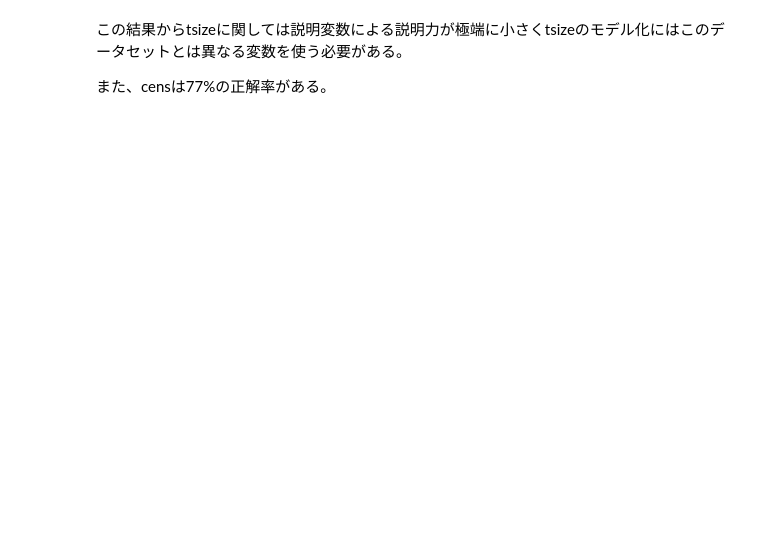
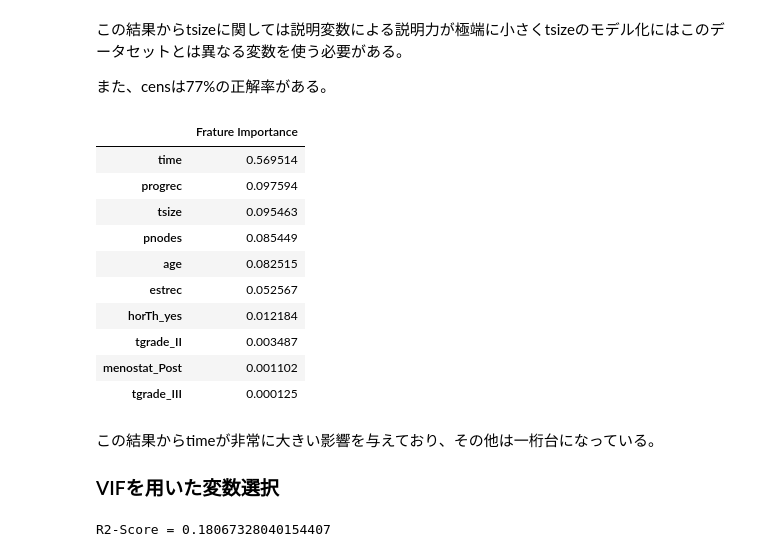
Before and after one commit to NTanaka1994/DataAnalysis, a Jupyter notebook: 使用データ/PBL_SUB.ipynb, the cells around one changed output. Cells and saved outputs as stored; diff of their text form; code cells hidden in the pictures; blank space fills up the shorter version.

```diff
--- a/使用データ/PBL_SUB.ipynb
+++ b/使用データ/PBL_SUB.ipynb
@@ -723,3 +752,43 @@ weighted avg       0.77      0.77      0.77       138
 この結果からtsizeに関しては説明変数による説明力が極端に小さくtsizeのモデル化にはこのデータセットとは異なる変数を使う必要がある。
 
 また、censは77%の正解率がある。
+# %%
+imp = model.feature_importances_
+df_imp = pd.DataFrame(imp)
+df_imp.columns = ["Frature Importance"]
+df_imp.index = x.columns
+df_imp.sort_values("Frature Importance", ascending=False)
+# %% [output]
+|  | Frature Importance |
+| time | 0.569514 |
+| progrec | 0.097594 |
+| tsize | 0.095463 |
+| pnodes | 0.085449 |
+| age | 0.082515 |
+| estrec | 0.052567 |
+| horTh_yes | 0.012184 |
+| tgrade_II | 0.003487 |
+| menostat_Post | 0.001102 |
+| tgrade_III | 0.000125 |
+# %% [markdown]
+この結果からtimeが非常に大きい影響を与えており、その他は一桁台になっている。
+
+### VIFを用いた変数選択
+# %%
+y = df3["tsize"]
+x = df3.drop("tsize", axis=1)
+models = []
+for i in range(10):
+    x_train, x_test, y_train, y_test = tts(x, y, test_size=0.2, random_state=i)
+    model = GBR()
+    model.fit(x_train, y_train)
+    y_pred = model.predict(x_test)
+    models.append([model, r2_score(y_test, y_pred), x_train, y_train])
+models = sorted(models, key=lambda x: x[1], reverse=True)
+model = models[0][0]
+r2 = models[0][1]
+x_train = models[0][2]
+y_train = models[0][3]
+print("R2-Score = " + str(r2))
+# %% [output]
+R2-Score = 0.18067328040154407
```
Also changed, not shown: parts of 23 cells of this notebook.
